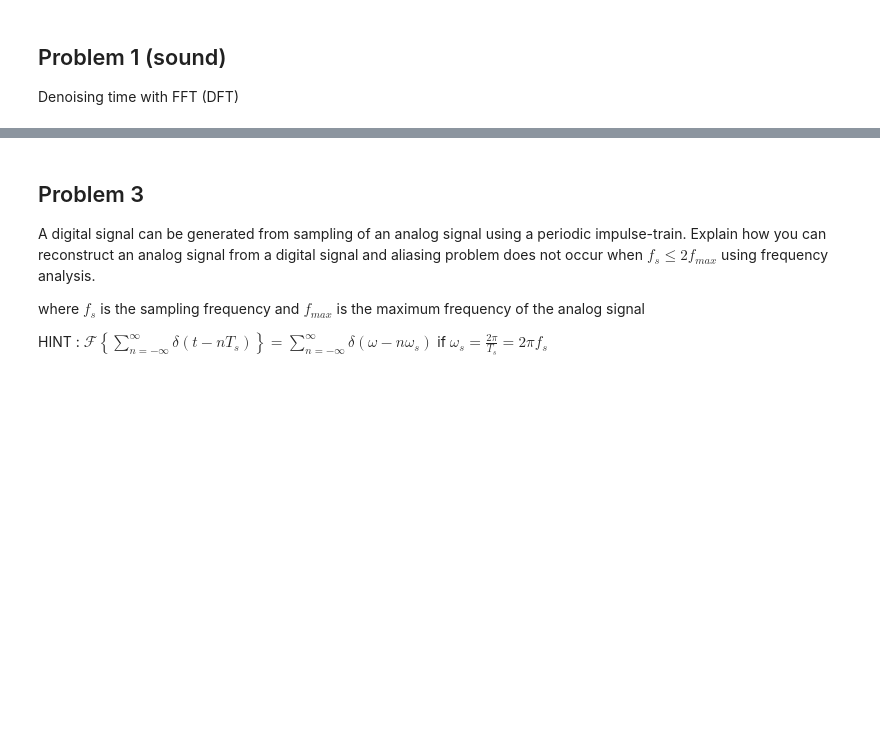
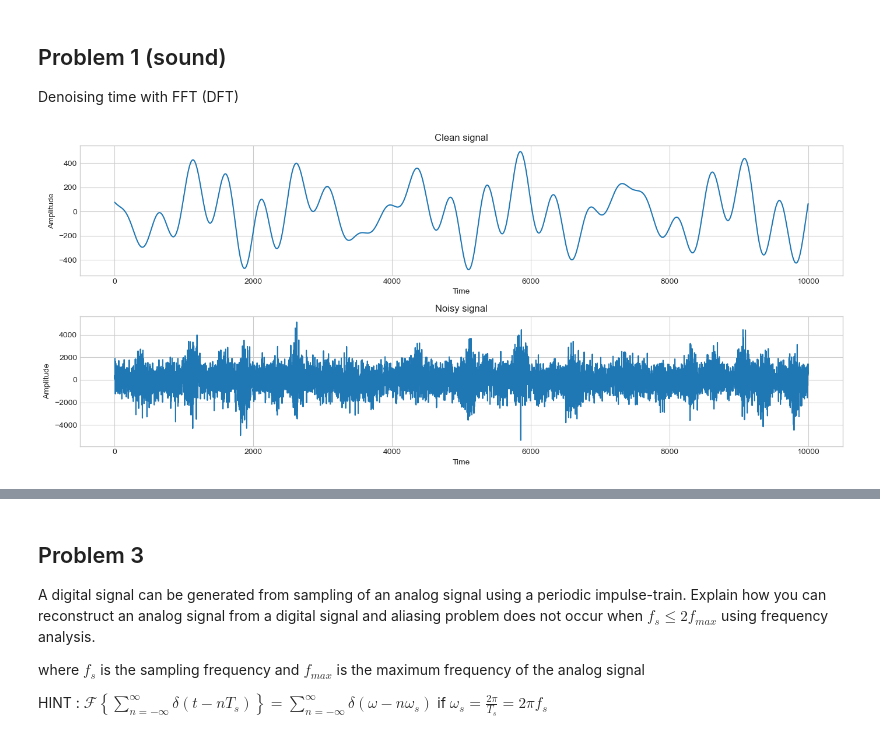
Before and after one commit to pupipatsk/Comp-Eng-Math-II, a Jupyter notebook: assignment/5/Assignment-5.ipynb, the cells around one changed output, grey strips where cells are left out. Saved outputs shown, nothing was run; the diff lists cells and outputs as text; code cells hidden in the pictures; blank space fills up the shorter version.

Commit message:
finish: TODO-1.5

```diff
--- a/assignment/5/Assignment-5.ipynb
+++ b/assignment/5/Assignment-5.ipynb
@@ -12,6 +12,7 @@ from scipy import signal,fftpack
 import cv2
 from skimage.io import imread
 import matplotlib.pyplot as plt
+plt.style.use('seaborn-v0_8-whitegrid')
 import IPython.display as ipd
 import os
 
@@ -52,0 +46,25 @@ h_w_noise = h + np.random.randn(N)*3*h + np.random.randn(N)*700
+# %%
+# TODO 1.1 : plot (1) clean signal and (2) noisy signal with label
+
+plt.figure(figsize=(14,6))
+
+# Clean signal
+plt.subplot(2, 1, 1)
+plt.plot(t, h)
+plt.title('Clean signal')
+plt.xlabel('Time')
+plt.ylabel('Amplitude')
+plt.grid(True)
+
+# Noisy signal
+plt.subplot(2, 1, 2)
+plt.plot(t, h_w_noise)
+plt.title('Noisy signal')
+plt.xlabel('Time')
+plt.ylabel('Amplitude')
+plt.grid(True)
+
+plt.tight_layout()
+plt.show()
+# %% [output]
+[figure, added]
```
Also changed, not shown: parts of 15 cells of this notebook.
